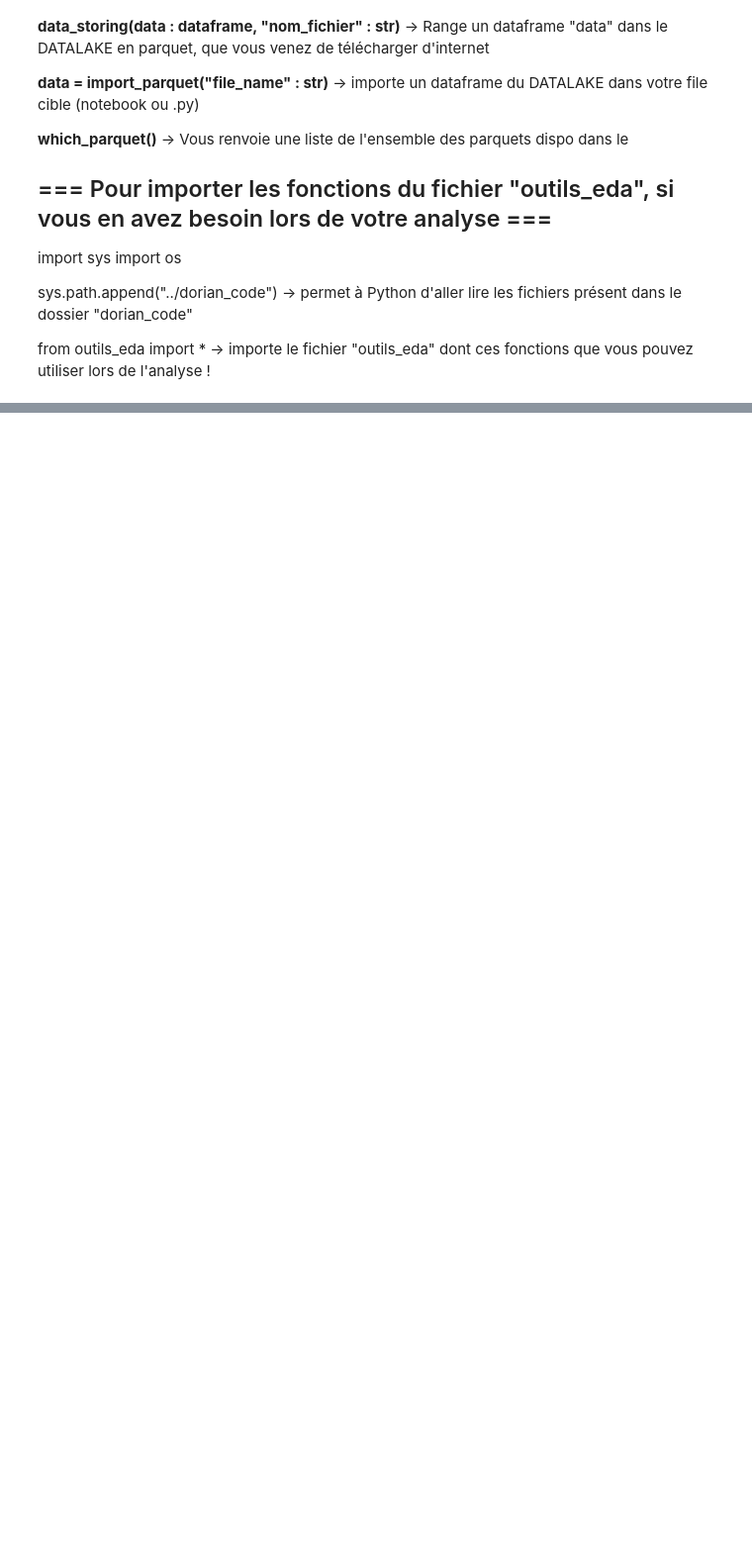
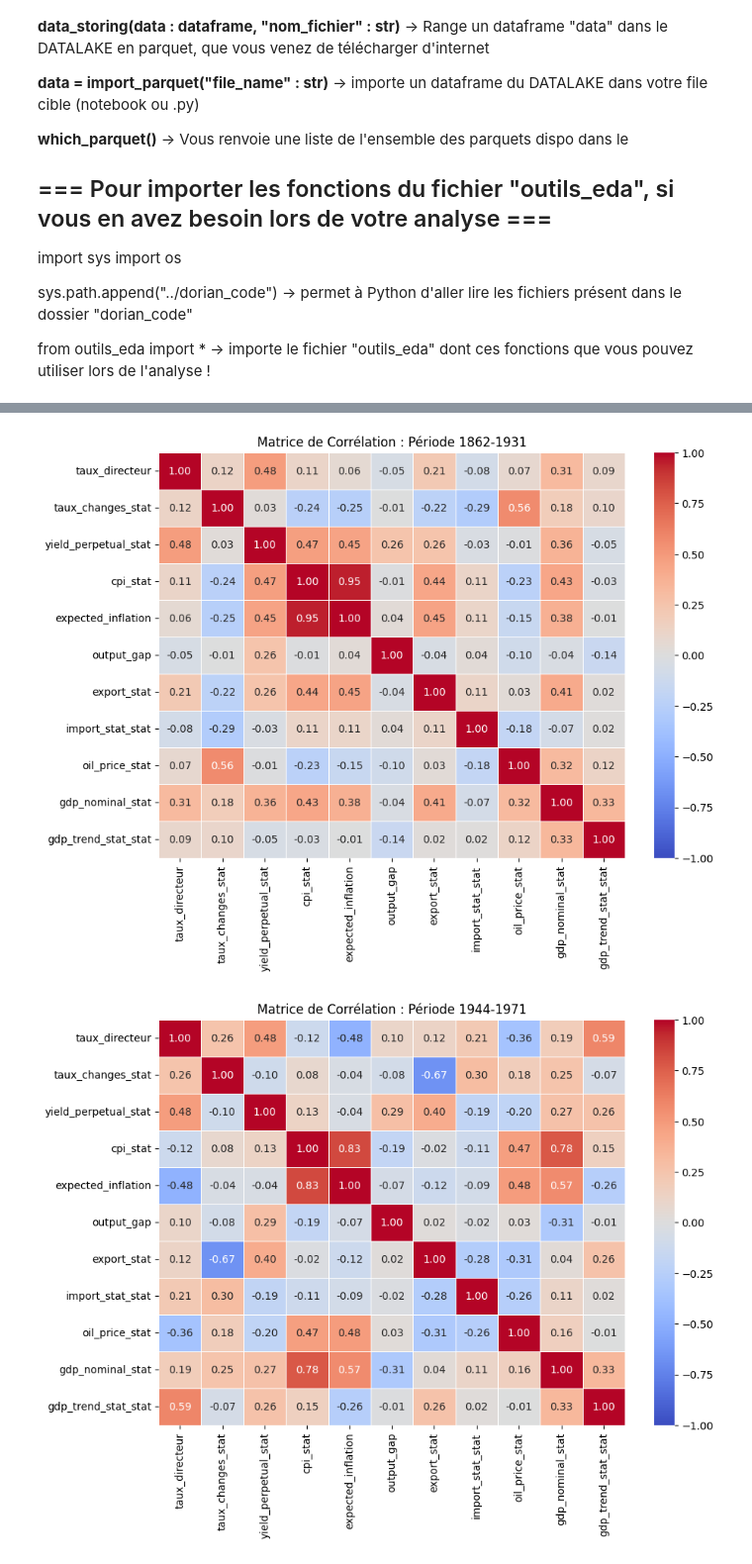
Before and after one commit to TimmGRT/Monetary-Policy-UK-1870-2025, a Jupyter notebook: CODE_ZONE/veljko_code/veljko_code.ipynb, the cells around one changed output, grey strips where cells are left out. Shown at 99% size. Drawn from its saved outputs; the diff is of its cells as text; code cells hidden in the pictures; blank space fills up the shorter version.

```diff
--- a/CODE_ZONE/veljko_code/veljko_code.ipynb
+++ b/CODE_ZONE/veljko_code/veljko_code.ipynb
@@ -30,0 +65,14 @@ Hello world
+# %%
+# --- CRÉATION DES VARIABLES D'INTERACTION (EFFICACITÉ PAR RÉGIME) ---
+
+# On multiplie le taux directeur par la dummy 'Gold Standard'
+# Résultat : la valeur du taux si year <= 1932, sinon 0.
+df_detrended['gold_int'] = df_detrended['taux_directeur'] * df_detrended['d_gold']
+
+# On multiplie le taux directeur par la dummy 'Bretton Woods'
+# Résultat : la valeur du taux uniquement entre 1944 et 1971, sinon 0.
+df_detrended['woods_int'] = df_detrended['taux_directeur'] * df_detrended['d_woods']
+
+# On multiplie le taux directeur par la dummy 'Floating'
+# Résultat : la valeur du taux uniquement pour la période après 1971, sinon 0.
+df_detrended['floating_int'] = df_detrended['taux_directeur'] * df_detrended['d_floating']
@@ -30,0 +166,26 @@ Hello world
+# %%
+import sys
+import os
+
+sys.path.append("../dorian_code")
+
+from outils_eda import *
+
+cols_selection = ['year',
+    'taux_directeur',
+    'taux_changes_stat',
+    'yield_perpetual_stat',
+    'cpi_stat',
+    'expected_inflation',
+    'output_gap',
+    'export_stat',
+    'import_stat_stat',
+    'oil_price_stat',
+    'gdp_nominal_stat',
+    'gdp_trend_stat_stat'
+]
+
+corr_matrix(df_detrended[cols_selection])
+# %% [output]
+[figure, added]
+[figure, added]
```
Also changed, not shown: parts of 9 cells of this notebook.
